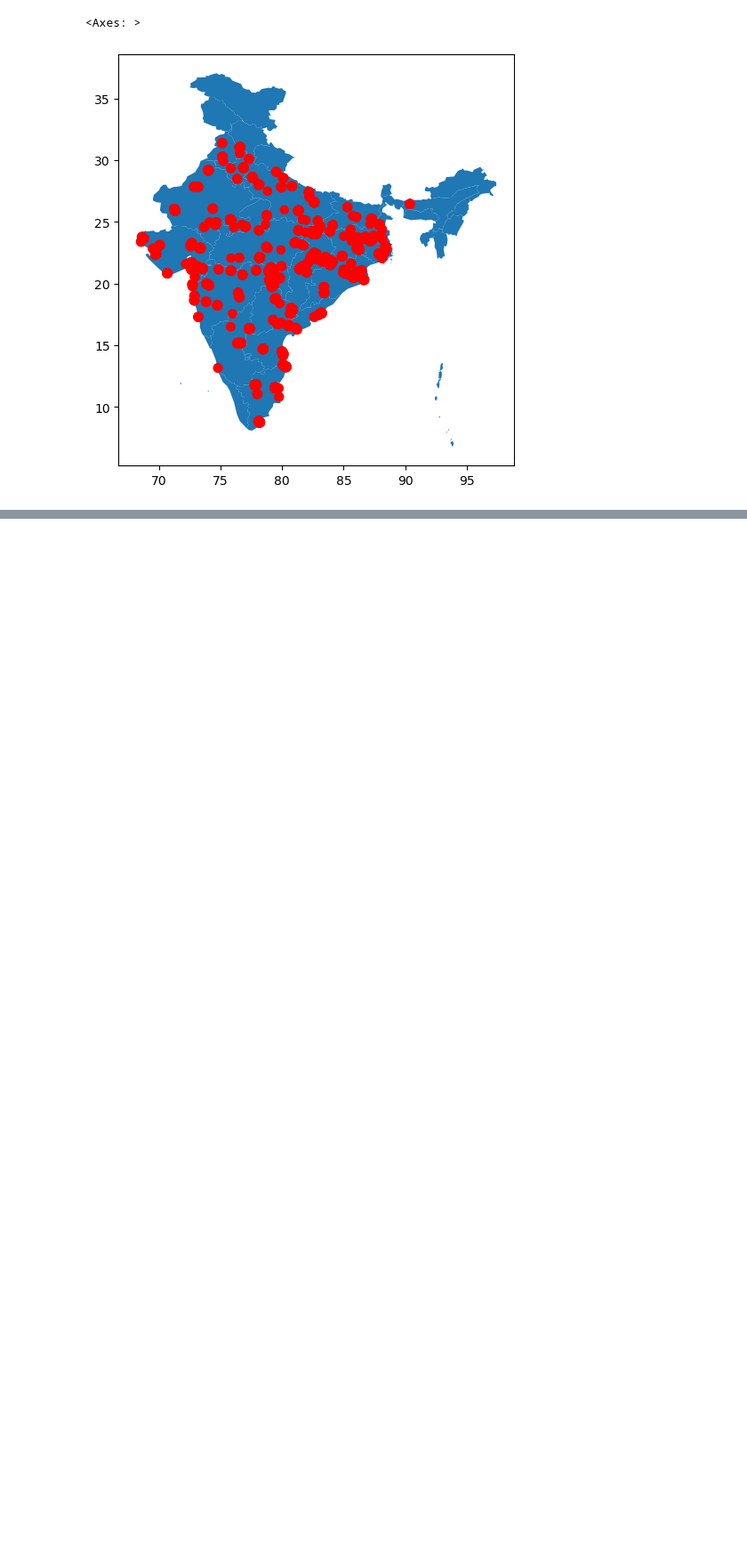
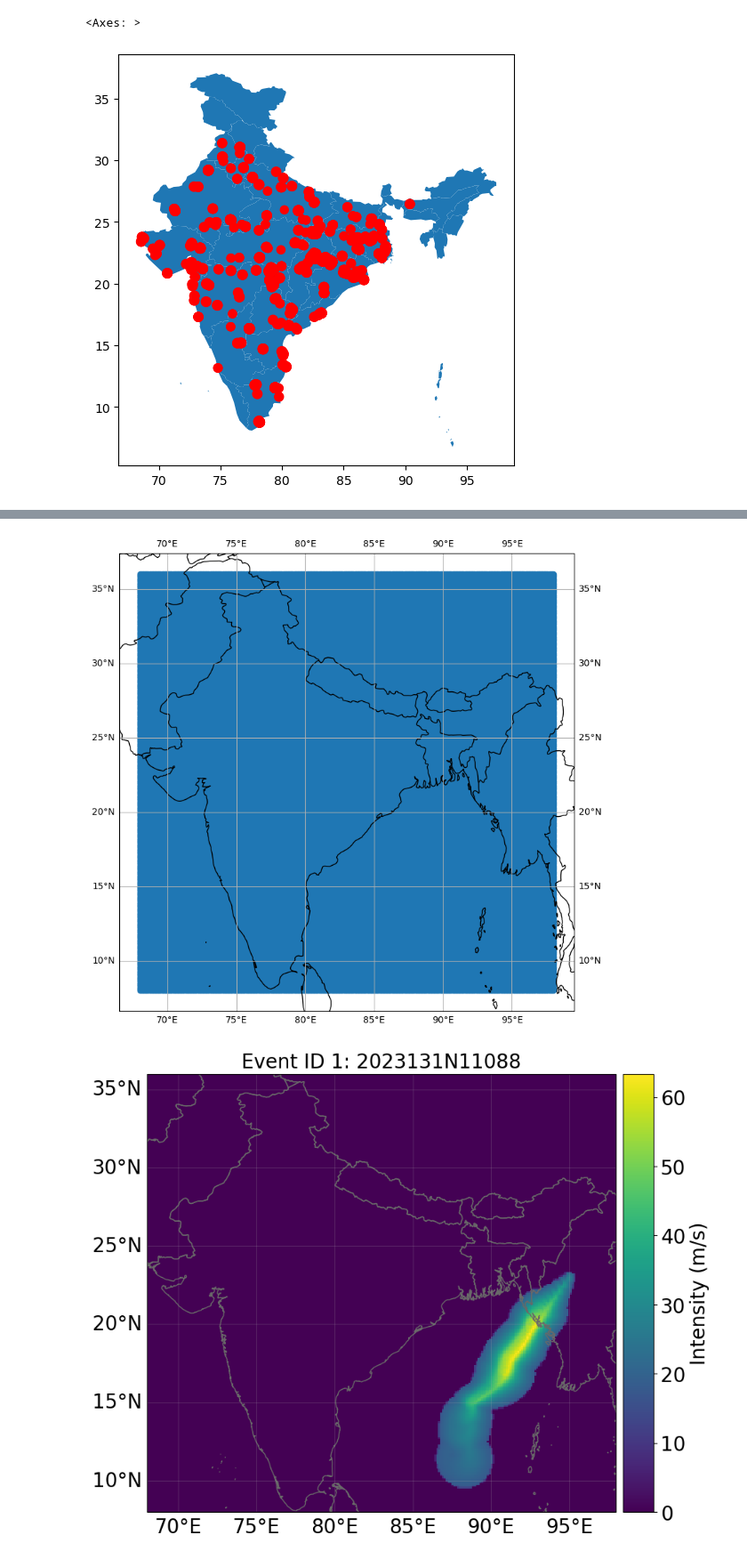
Before and after one commit to Moqian1122/TCRiskIndia, a Jupyter notebook: tc_histrocial_get.ipynb, the cells around one changed output, grey strips where cells are left out. Shown at 89% size. Cells and saved outputs as stored; diff of their text form; code cells hidden in the pictures; blank space fills up the shorter version.

```diff
--- a/tc_histrocial_get.ipynb
+++ b/tc_histrocial_get.ipynb
@@ -228,0 +192,18 @@ plt.show()
+# %%
+from climada.hazard import Centroids, TropCyclone
+
+# construct centroids
+min_lat, max_lat, min_lon, max_lon = 8, 36, 68, 98
+cent = Centroids.from_pnt_bounds((min_lon, min_lat, max_lon, max_lat), res=0.1)
+cent.plot()
+
+# construct tropical cyclones
+tc_mocha = TropCyclone.from_tracks(tr_mocha, centroids=cent)
+
+tc_mocha.check()
+tc_mocha.plot_intensity("2023131N11088")
+
+tc_mocha.plot_intensity("2023131N11088_gen5");
+# %% [output]
+[figure, added]
+[figure, added]
```
Also changed, not shown: parts of 19 cells of this notebook, 6 other files.
